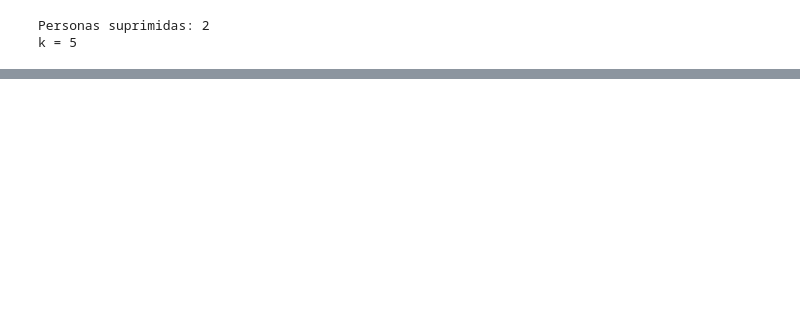
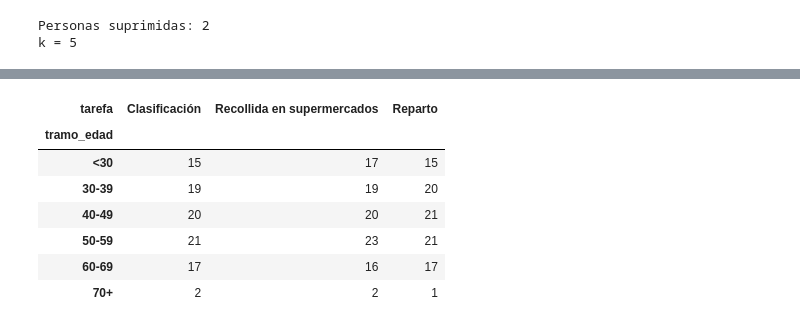
Before and after one commit to carolinamesacurso/Practica_Voluntariado, a Jupyter notebook: notebooks/voluntariado.ipynb, the cells around one changed output, grey strips where cells are left out. Drawn from its saved outputs; the diff is of its cells as text; code cells hidden in the pictures; blank space fills up the shorter version.

```diff
--- a/notebooks/voluntariado.ipynb
+++ b/notebooks/voluntariado.ipynb
@@ -313,9 +278,9 @@ idade = 2026 - pd.to_datetime(xeral["data_nacemento"]).dt.year
 xeral["tramo_edad"] = pd.cut(idade, bins=[0, 29, 39, 49, 59, 69, 120],
                               labels=["<30", "30-39", "40-49", "50-59", "60-69", "70+"])
 
-frecuencias = xeral["concello"].value_counts()
+frecuencias = xeral.groupby("concello")["clave_email"].nunique()
 
-xeral.loc[xeral["concello"].map(frecuencias) < 10,"concello"] = "Otros" #el ejercicio nos dice menor que 5 , mirar si es menor que 10
+xeral.loc[xeral["concello"].map(frecuencias) < 5, "concello"] = "Outros"
 
 xeral["id_participante"] = xeral["clave_email"].map(pseudonimo) # hmac para los mails
 xeral = xeral[["id_participante", "tramo_edad","concello","tarefa","horas"]]
@@ -383,0 +358,12 @@ publicable
+# %%
+personas = xeral.pivot_table(index="tramo_edad",columns="tarefa",values="id_participante",aggfunc="nunique",fill_value=0)
+personas
+# %% [output]
+| tarefa | Clasificación | Recollida en supermercados | Reparto |
+| tramo_edad |  |  |  |
+| <30 | 15 | 17 | 15 |
+| 30-39 | 19 | 19 | 20 |
+| 40-49 | 20 | 20 | 21 |
+| 50-59 | 21 | 23 | 21 |
+| 60-69 | 17 | 16 | 17 |
+| 70+ | 2 | 2 | 1 |
```
Also changed, not shown: parts of 45 cells of this notebook, 1 other file.
